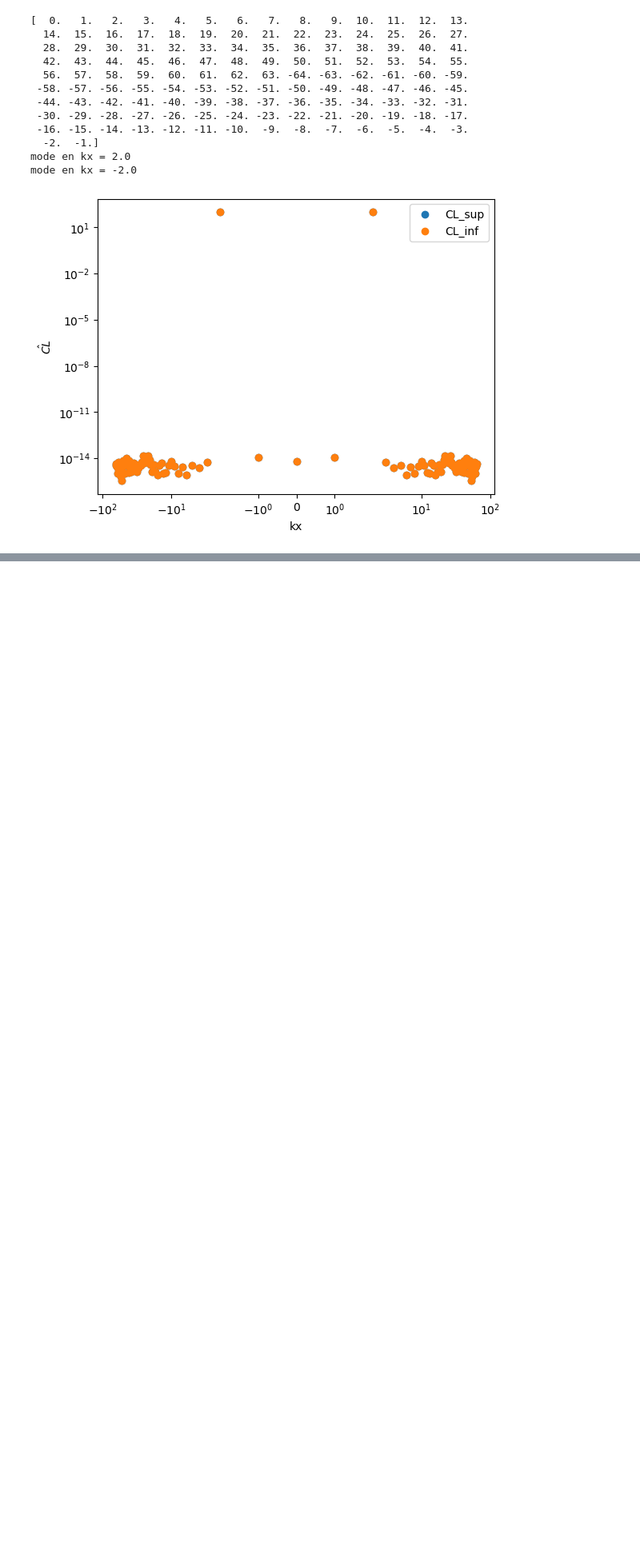
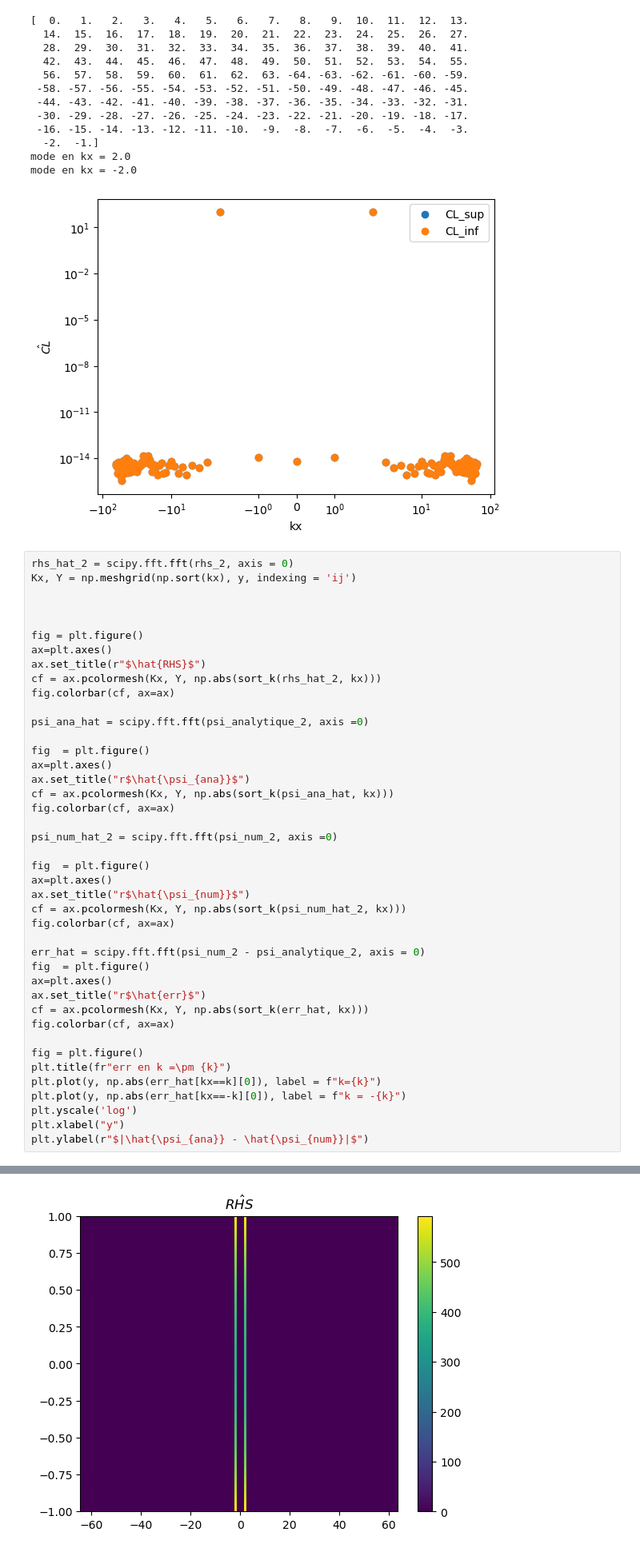
Before and after one commit to personne30003/pyTQG, a Jupyter notebook: Proto_notebooks/Channel_Helmholtz_solver.ipynb, the cells around one changed output, grey strips where cells are left out. Shown at 80% size. Drawn from its saved outputs; the diff is of its cells as text; blank space fills up the shorter version.

```diff
--- a/Proto_notebooks/Channel_Helmholtz_solver.ipynb
+++ b/Proto_notebooks/Channel_Helmholtz_solver.ipynb
@@ -359,3 +402,46 @@ for i in range(0, kx.size) :
 mode en kx = 2.0
 mode en kx = -2.0
 [figure]
+# %%
+rhs_hat_2 = scipy.fft.fft(rhs_2, axis = 0)
+Kx, Y = np.meshgrid(np.sort(kx), y, indexing = 'ij')
+
+
+
+fig = plt.figure()
+ax=plt.axes()
+ax.set_title(r"$\hat{RHS}$")
+cf = ax.pcolormesh(Kx, Y, np.abs(sort_k(rhs_hat_2, kx)))
+fig.colorbar(cf, ax=ax)
+
+psi_ana_hat = scipy.fft.fft(psi_analytique_2, axis =0)
+
+fig  = plt.figure()
+ax=plt.axes()
+ax.set_title("r$\hat{\psi_{ana}}$")
+cf = ax.pcolormesh(Kx, Y, np.abs(sort_k(psi_ana_hat, kx)))
+fig.colorbar(cf, ax=ax)
+
+psi_num_hat_2 = scipy.fft.fft(psi_num_2, axis =0)
+
+fig  = plt.figure()
+ax=plt.axes()
+ax.set_title("r$\hat{\psi_{num}}$")
+cf = ax.pcolormesh(Kx, Y, np.abs(sort_k(psi_num_hat_2, kx)))
+fig.colorbar(cf, ax=ax)
+
+err_hat = scipy.fft.fft(psi_num_2 - psi_analytique_2, axis = 0)
+fig  = plt.figure()
+ax=plt.axes()
+ax.set_title("r$\hat{err}$")
+cf = ax.pcolormesh(Kx, Y, np.abs(sort_k(err_hat, kx)))
+fig.colorbar(cf, ax=ax)
+
+fig = plt.figure()
+plt.title(fr"err en k =\pm {k}")
+plt.plot(y, np.abs(err_hat[kx==k][0]), label = f"k={k}")
+plt.plot(y, np.abs(err_hat[kx==-k][0]), label = f"k = -{k}")
+plt.yscale('log')
+plt.xlabel("y")
+plt.ylabel(r"$|\hat{\psi_{ana}} - \hat{\psi_{num}}|$")
+# %% [output]
@@ -361,0 +449 @@ mode en kx = -2.0
+[figure, added]
```
Also changed, not shown: parts of 19 cells of this notebook, 1 other file.
